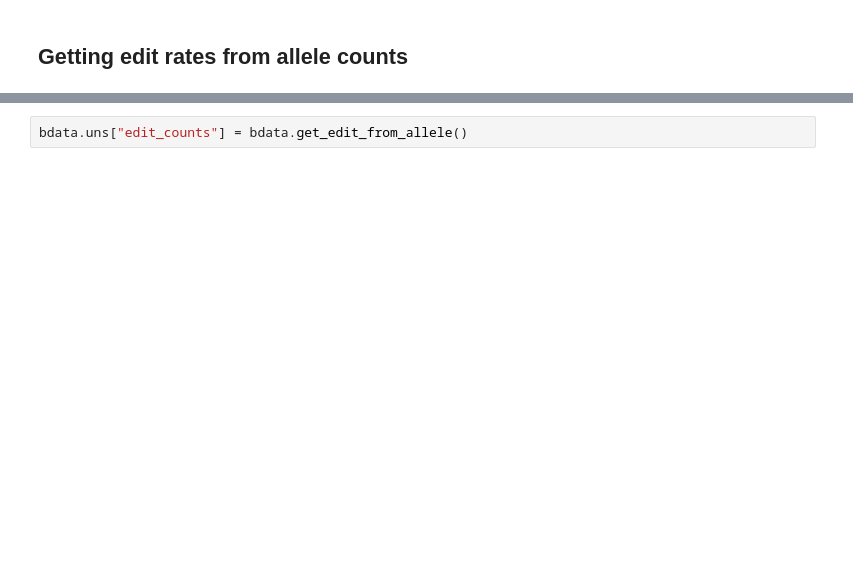
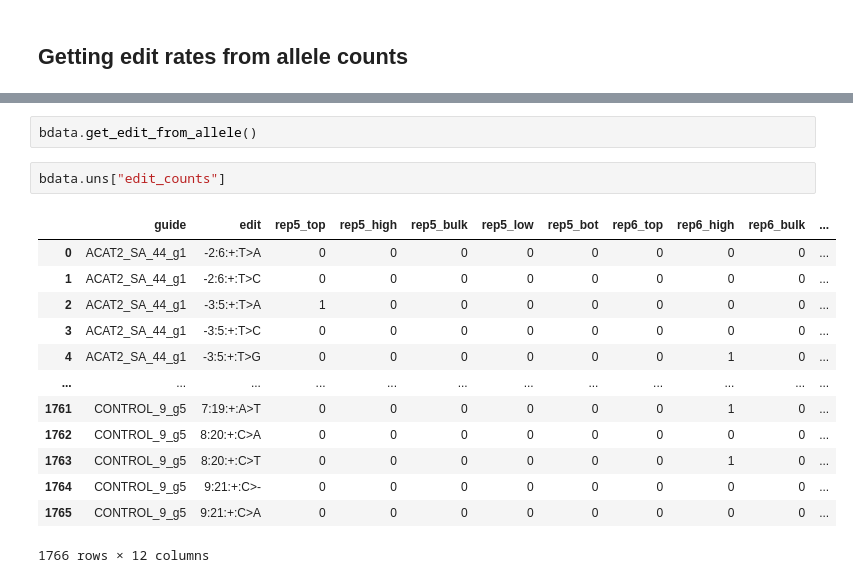
Before and after one commit to pinellolab/crispr-bean, a Jupyter notebook: docs/ReporterScreen_api.ipynb, the cells around one changed output, grey strips where cells are left out. Cells and saved outputs as stored; diff of their text form; blank space fills up the shorter version.

```diff
--- a/docs/ReporterScreen_api.ipynb
+++ b/docs/ReporterScreen_api.ipynb
@@ -144,3 +176,19 @@ bdata.uns['allele_counts']
+# %%
+bdata.get_edit_from_allele()
 # %%
-bdata.uns["edit_counts"] = bdata.get_edit_from_allele()
+bdata.uns["edit_counts"]
+# %% [output]
+|  | guide | edit | rep5_top | rep5_high | rep5_bulk | rep5_low | rep5_bot | rep6_top | rep6_high | rep6_bulk | ... |
+| 0 | ACAT2_SA_44_g1 | -2:6:+:T>A | 0 | 0 | 0 | 0 | 0 | 0 | 0 | 0 | ... |
+| 1 | ACAT2_SA_44_g1 | -2:6:+:T>C | 0 | 0 | 0 | 0 | 0 | 0 | 0 | 0 | ... |
+| 2 | ACAT2_SA_44_g1 | -3:5:+:T>A | 1 | 0 | 0 | 0 | 0 | 0 | 0 | 0 | ... |
+| 3 | ACAT2_SA_44_g1 | -3:5:+:T>C | 0 | 0 | 0 | 0 | 0 | 0 | 0 | 0 | ... |
+| 4 | ACAT2_SA_44_g1 | -3:5:+:T>G | 0 | 0 | 0 | 0 | 0 | 0 | 1 | 0 | ... |
+| ... | ... | ... | ... | ... | ... | ... | ... | ... | ... | ... | ... |
+| 1761 | CONTROL_9_g5 | 7:19:+:A>T | 0 | 0 | 0 | 0 | 0 | 0 | 1 | 0 | ... |
+| 1762 | CONTROL_9_g5 | 8:20:+:C>A | 0 | 0 | 0 | 0 | 0 | 0 | 0 | 0 | ... |
+| 1763 | CONTROL_9_g5 | 8:20:+:C>T | 0 | 0 | 0 | 0 | 0 | 0 | 1 | 0 | ... |
+| 1764 | CONTROL_9_g5 | 9:21:+:C>- | 0 | 0 | 0 | 0 | 0 | 0 | 0 | 0 | ... |
+| 1765 | CONTROL_9_g5 | 9:21:+:C>A | 0 | 0 | 0 | 0 | 0 | 0 | 0 | 0 | ... |
+1766 rows × 12 columns
 # %%
```
Also changed, not shown: parts of 26 cells of this notebook.
